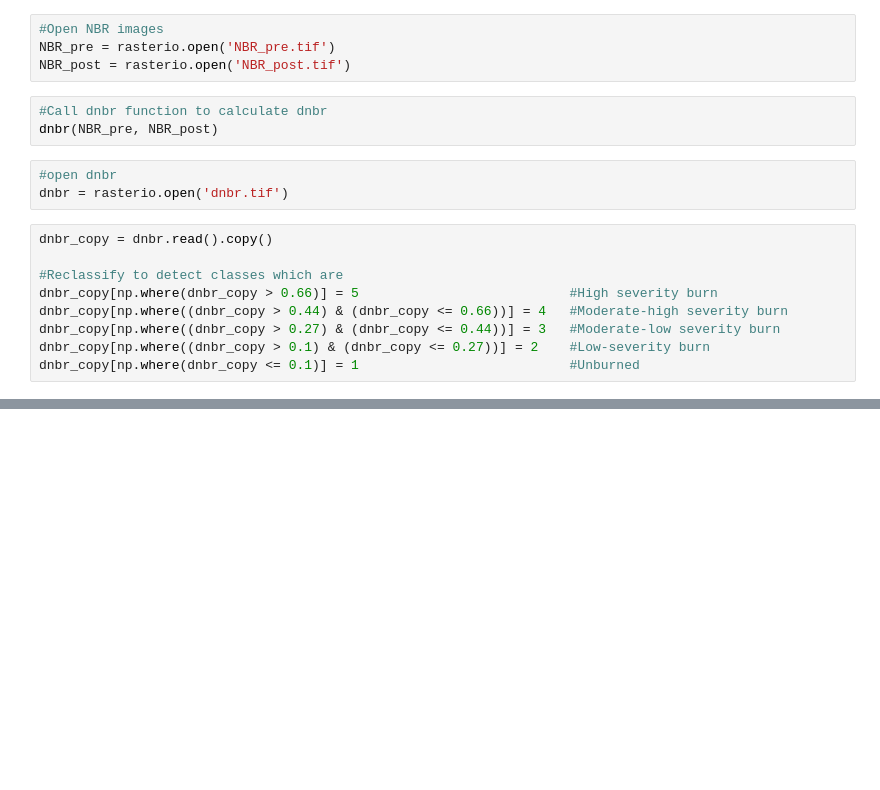
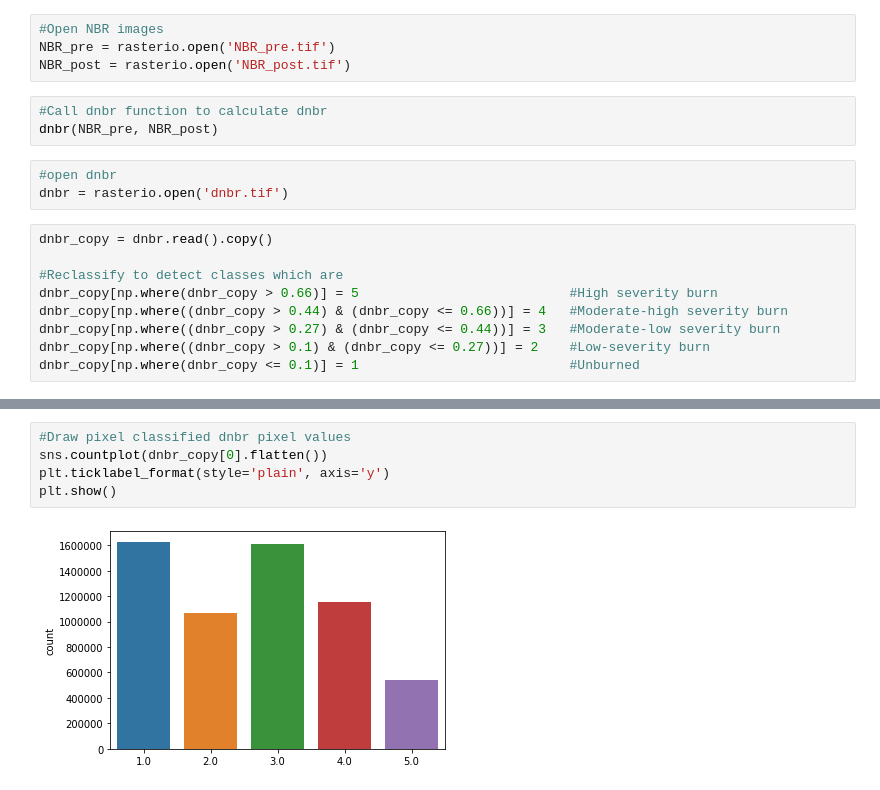
Before and after one commit to dagdelenvolkan/wildfire-nbr, a Jupyter notebook: Wildfire.ipynb, the cells around one changed output, grey strips where cells are left out. Cells and saved outputs as stored; diff of their text form; blank space fills up the shorter version.

Commit message:
Add histogram

```diff
--- a/Wildfire.ipynb
+++ b/Wildfire.ipynb
@@ -159,0 +156,7 @@ plt.show()
+# %%
+#Draw pixel classified dnbr pixel values
+sns.countplot(dnbr_copy[0].flatten())
+plt.ticklabel_format(style='plain', axis='y')
+plt.show()
+# %% [output]
+[figure, added]
```
Also changed, not shown: parts of 4 cells of this notebook.
